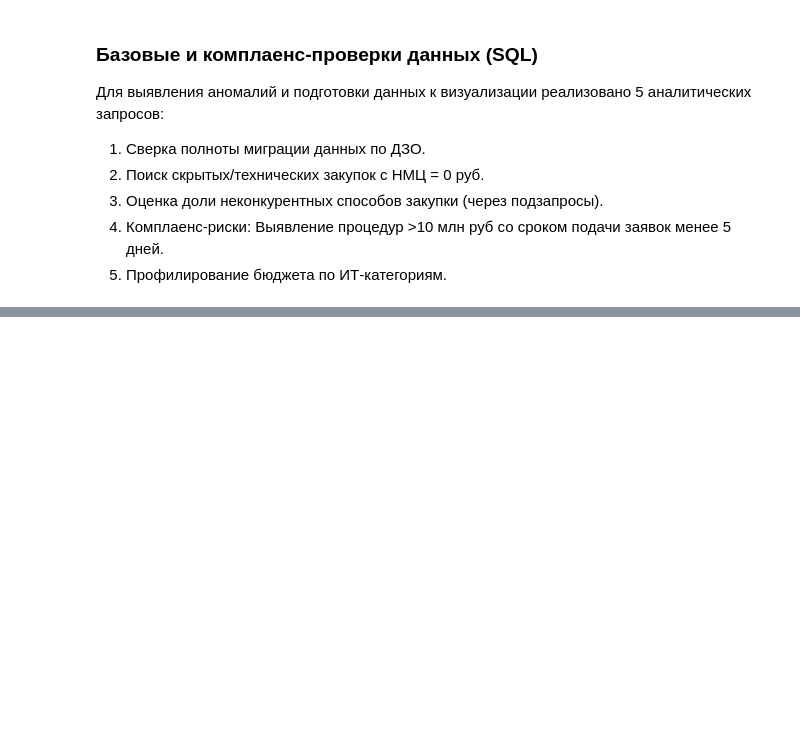
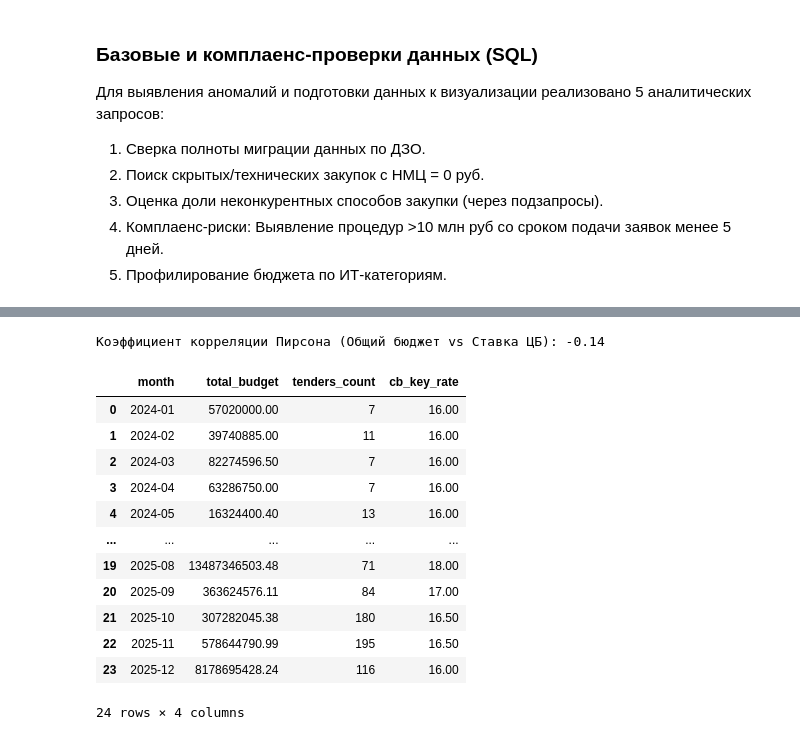
Before and after one commit to zxffg/sber_procurement_audit, a Jupyter notebook: notebooks/procurement_audit.ipynb, the cells around one changed output, grey strips where cells are left out. Saved outputs shown, nothing was run; the diff lists cells and outputs as text; code cells hidden in the pictures; blank space fills up the shorter version.

```diff
--- a/notebooks/procurement_audit.ipynb
+++ b/notebooks/procurement_audit.ipynb
@@ -171,0 +414,54 @@ display(pd.read_sql_query(q5, conn))
+# %%
+# агрегируем объемы закупок по месяцам
+query_monthly = """
+SELECT
+    strftime('%Y-%m', published_at) AS month,
+    SUM(initial_amount) AS total_budget,
+    COUNT(procedure_code) AS tenders_count
+FROM procurement_flat
+GROUP BY month
+ORDER BY month;
+"""
+df_monthly = pd.read_sql_query(query_monthly, conn)
+
+# ряд Ключевой ставки ЦБ РФ (Полные 2024-2025 гг.)
+cb_rates_data = {
+    'month': [
+        '2024-01', '2024-02', '2024-03', '2024-04', '2024-05', '2024-06',
+        '2024-07', '2024-08', '2024-09', '2024-10', '2024-11', '2024-12',
+        '2025-01', '2025-02', '2025-03', '2025-04', '2025-05', '2025-06',
+        '2025-07', '2025-08', '2025-09', '2025-10', '2025-11', '2025-12'
+    ],
+    'cb_key_rate': [
+        16.0, 16.0, 16.0, 16.0, 16.0, 16.0,   # 1 полугодие 2024
+        18.0, 18.0, 19.0, 21.0, 21.0, 21.0,   # 2 полугодие 2024
+        21.0, 21.0, 21.0, 21.0, 21.0, 20.0,   # 1 полугодие 2025
+        18.0, 18.0, 17.0, 16.5, 16.5, 16.0    # 2 полугодие 2025
+    ]
+}
+df_macro = pd.DataFrame(cb_rates_data)
+
+# Джойн закупки с макро-показателями
+df_correlation = pd.merge(df_monthly, df_macro, on='month', how='inner')
+
+# Корреляция Пирсона
+corr_matrix = df_correlation[['total_budget', 'cb_key_rate']].corr()
+correlation_value = corr_matrix.loc['total_budget', 'cb_key_rate']
+
+print(f"Коэффициент корреляции Пирсона (Общий бюджет vs Ставка ЦБ): {correlation_value:.2f}")
+display(df_correlation)
+# %% [output]
+Коэффициент корреляции Пирсона (Общий бюджет vs Ставка ЦБ): -0.14
+|  | month | total_budget | tenders_count | cb_key_rate |
+| 0 | 2024-01 | 57020000.00 | 7 | 16.00 |
+| 1 | 2024-02 | 39740885.00 | 11 | 16.00 |
+| 2 | 2024-03 | 82274596.50 | 7 | 16.00 |
+| 3 | 2024-04 | 63286750.00 | 7 | 16.00 |
+| 4 | 2024-05 | 16324400.40 | 13 | 16.00 |
+| ... | ... | ... | ... | ... |
+| 19 | 2025-08 | 13487346503.48 | 71 | 18.00 |
+| 20 | 2025-09 | 363624576.11 | 84 | 17.00 |
+| 21 | 2025-10 | 307282045.38 | 180 | 16.50 |
+| 22 | 2025-11 | 578644790.99 | 195 | 16.50 |
+| 23 | 2025-12 | 8178695428.24 | 116 | 16.00 |
+24 rows × 4 columns
```
Also changed, not shown: parts of 11 cells of this notebook, 2 other files.
